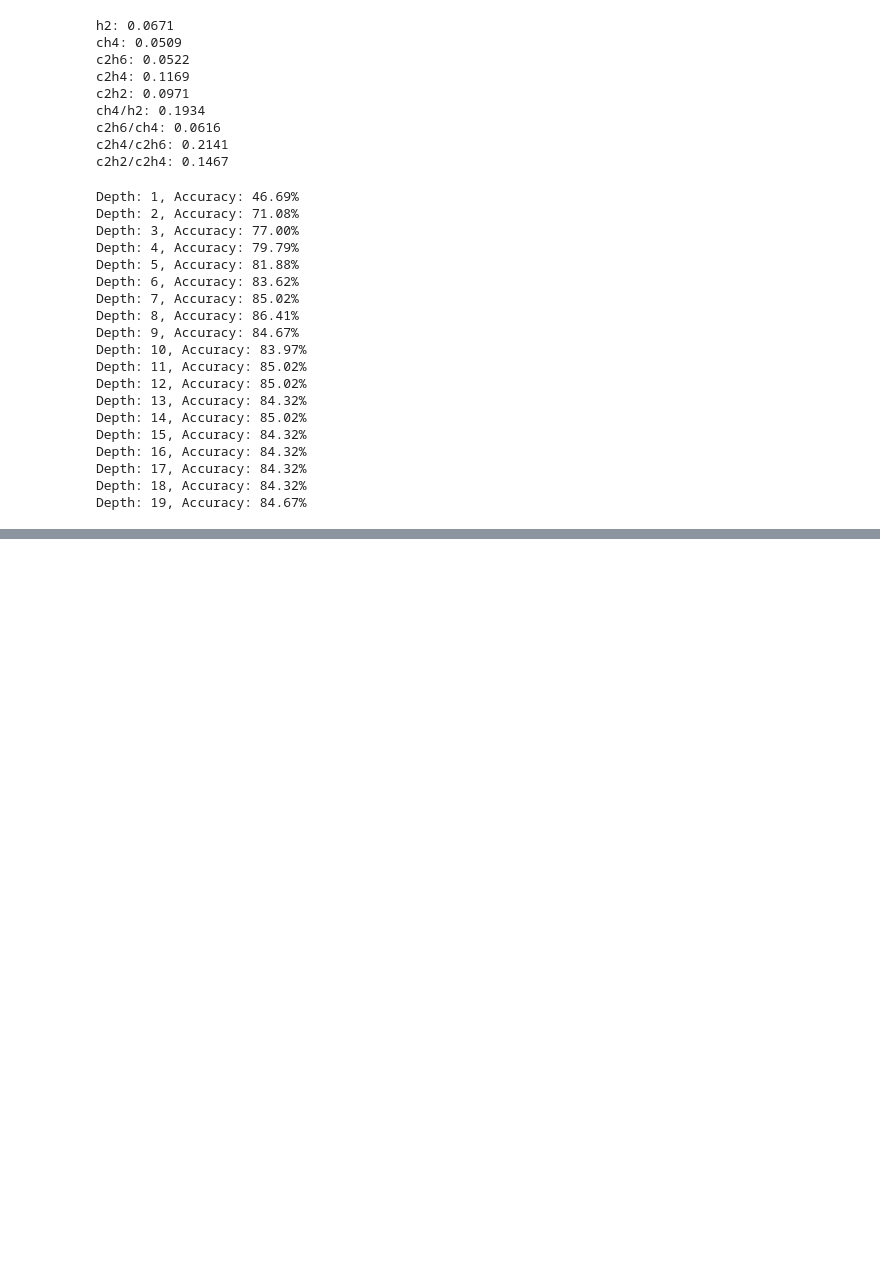
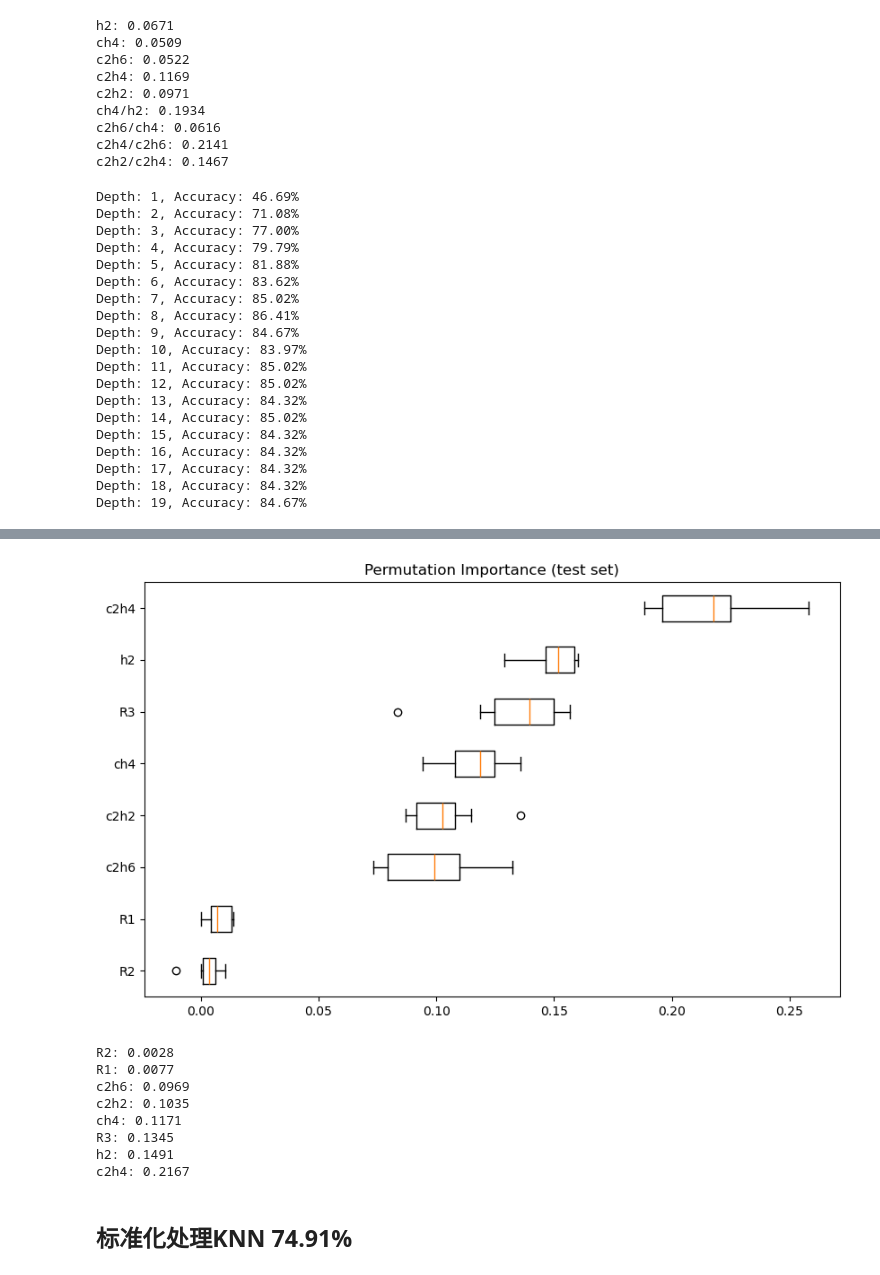
Before and after one commit to Sihan0229/DGA, a Jupyter notebook: Dissolved-Gas-Analysis/dga_mydata.ipynb, the cells around one changed output, grey strips where cells are left out. Saved outputs shown, nothing was run; the diff lists cells and outputs as text; code cells hidden in the pictures; blank space fills up the shorter version.

Commit message:
david

```diff
--- a/Dissolved-Gas-Analysis/dga_mydata.ipynb
+++ b/Dissolved-Gas-Analysis/dga_mydata.ipynb
@@ -1209,0 +1273,5 @@ Depth: 19, Accuracy: 84.67%
+# %%
+from sklearn.model_selection import train_test_split
+
+# 划分大卫三角法的训练集与测试集
+X_david_train, X_david_test, y_david_train, y_david_test = train_test_split(X_david, y, test_size=0.2, random_state=42) #test_size=0.2 代表测试集占百分之20
@@ -1209,0 +1324,34 @@ Depth: 19, Accuracy: 84.67%
+# %%
+from sklearn.neighbors import KNeighborsClassifier
+from sklearn.inspection import permutation_importance
+import matplotlib.pyplot as plt
+import numpy as np
+
+# 假设 X_david_train, y_david_train, X_david_test, y_david_test 已经定义
+
+classifier = KNeighborsClassifier(n_neighbors=1)
+classifier.fit(X_david_train, y_david_train)
+
+result_david = permutation_importance(classifier, X_david_test, y_david_test, n_repeats=10, random_state=42)
+
+sorted_idx_david = result_david.importances_mean.argsort()
+
+plt.figure(figsize=(10, 6))
+plt.boxplot(result_david.importances[sorted_idx_david].T, vert=False, labels=X_david_test.columns[sorted_idx_david])
+plt.title("Permutation Importance (test set)")
+plt.show()
+
+for i in sorted_idx_david:
+    print(f"{X_david_train.columns[i]}: {result_david.importances_mean[i]:.4f}")
+# %% [output]
+[figure, added]
+R2: 0.0028
+R1: 0.0077
+c2h6: 0.0969
+c2h2: 0.1035
+ch4: 0.1171
+R3: 0.1345
+h2: 0.1491
+c2h4: 0.2167
+# %% [markdown]
+## 标准化处理KNN 74.91%
```
Also changed, not shown: parts of 11 cells of this notebook.
